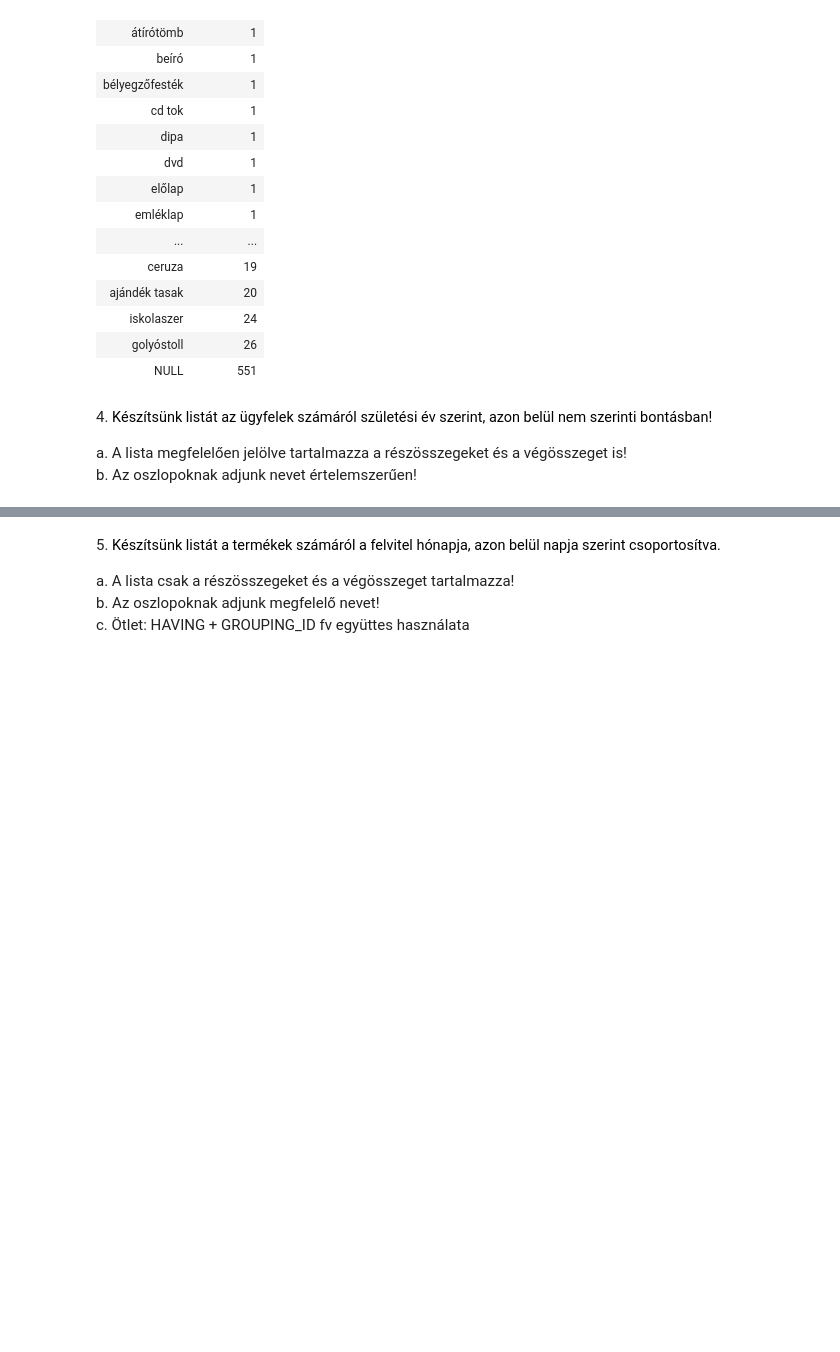
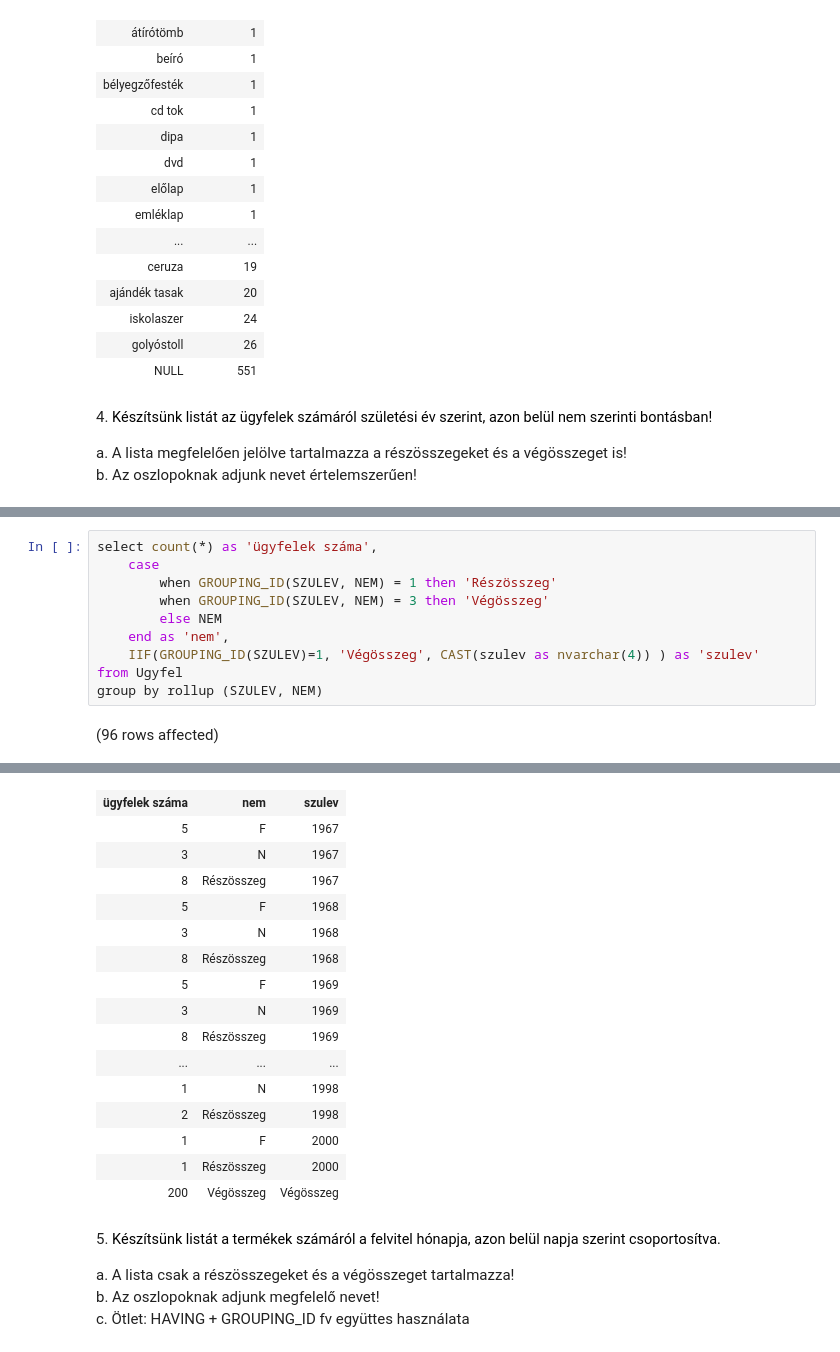
Before and after one commit to komarc/2, a Jupyter notebook: 4/gyakorlat04_feladatok.ipynb, the cells around one changed output, grey strips where cells are left out. Cells and saved outputs as stored; diff of their text form; blank space fills up the shorter version.

```diff
--- a/4/gyakorlat04_feladatok.ipynb
+++ b/4/gyakorlat04_feladatok.ipynb
@@ -112,0 +88,12 @@ Total execution time: 00:00:00.155
+# %%
+select count(*) as 'ügyfelek száma',
+    case
+        when GROUPING_ID(SZULEV, NEM) = 1 then 'Részösszeg'
+        when GROUPING_ID(SZULEV, NEM) = 3 then 'Végösszeg'
+        else NEM
+    end as 'nem',
+    IIF(GROUPING_ID(SZULEV)=1, 'Végösszeg', CAST(szulev as nvarchar(4)) ) as 'szulev'
+from Ugyfel
+group by rollup (SZULEV, NEM)
+# %% [output]
+(96 rows affected)
@@ -113,3 +101,19 @@ Total execution time: 00:00:00.155
+| ügyfelek száma | nem | szulev |
+| 5 | F | 1967 |
+| 3 | N | 1967 |
+| 8 | Részösszeg | 1967 |
+| 5 | F | 1968 |
+| 3 | N | 1968 |
+| 8 | Részösszeg | 1968 |
+| 5 | F | 1969 |
+| 3 | N | 1969 |
+| 8 | Részösszeg | 1969 |
+| ... | ... | ... |
+| 1 | N | 1998 |
+| 2 | Részösszeg | 1998 |
+| 1 | F | 2000 |
+| 1 | Részösszeg | 2000 |
+| 200 | Végösszeg | Végösszeg |
 # %% [markdown]
 5. <span style="background-color: rgb(255, 255, 255); color: rgb(0, 0, 0); font-family: &quot;Open Sans&quot;, sans-serif; font-size: 14.44px;">Készítsünk listát a termékek számáról a felvitel hónapja, azon belül napja szerint csoportosítva.&nbsp;</span>
 
```
Also changed, not shown: parts of 3 cells of this notebook, 4 other files.
